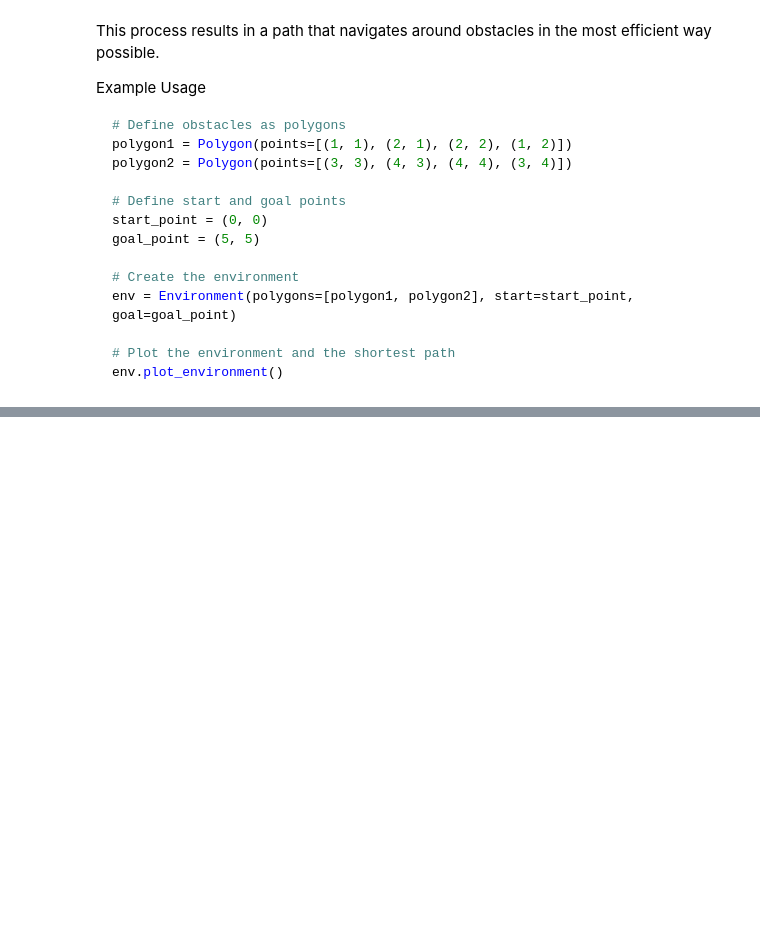
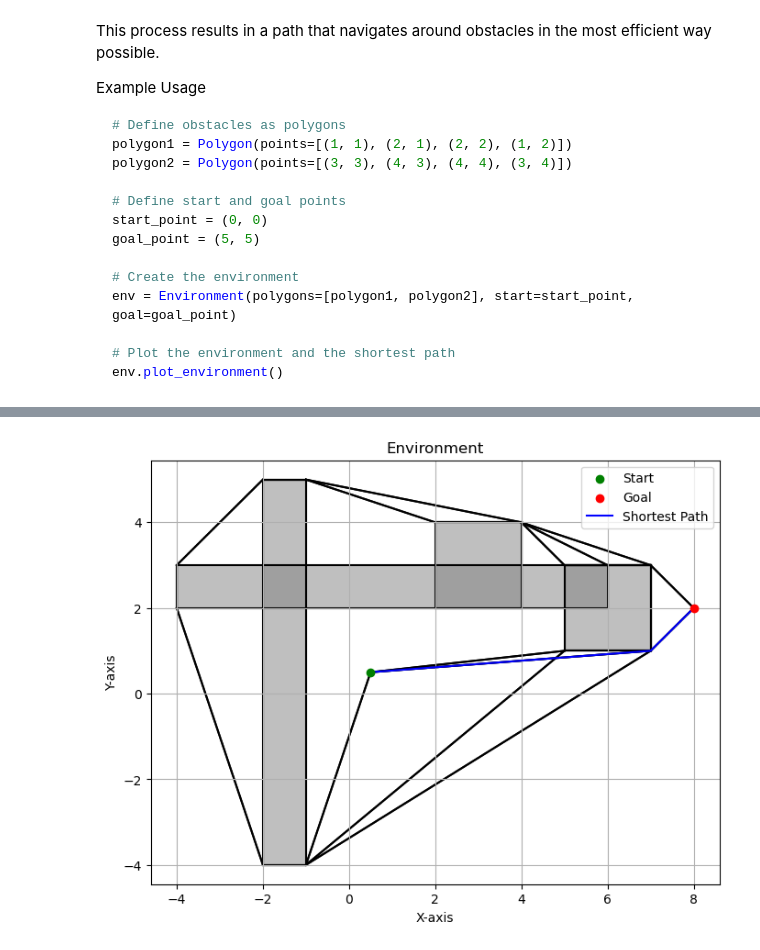
Before and after one commit to stablegradients/16-811, a Jupyter notebook: Assignment-6/question2.ipynb, the cells around one changed output, grey strips where cells are left out. Drawn from its saved outputs; the diff is of its cells as text; code cells hidden in the pictures; blank space fills up the shorter version.

```diff
--- a/Assignment-6/question2.ipynb
+++ b/Assignment-6/question2.ipynb
@@ -531,0 +594,20 @@ env.plot_environment()
+# %%
+# Define polygons using the provided Polygon class
+# 4 polygons that enclose the startpoint
+polygon1 = Polygon([(2, 2), (4, 2), (4, 4), (2, 4)])
+polygon2 = Polygon([(5, 1), (7, 1), (7, 3), (5, 3)])
+polygon3 = Polygon([(-4, 2), (6, 2), (6, 3), (-4, 3)])
+polygon4 = Polygon([(-2, -4), (-2, 5), (-1, 5), (-1, -4)])
+
+
+polygons = [polygon1, polygon2, polygon3, polygon4]
+
+# Start and goal positions
+
+goal = (8, 2)
+start = (0.5, 0.5)
+
+env = Environment(polygons, start, goal)
+env.plot_environment()
+# %% [output]
+[figure, added]
```
Also changed, not shown: parts of 8 cells of this notebook.
